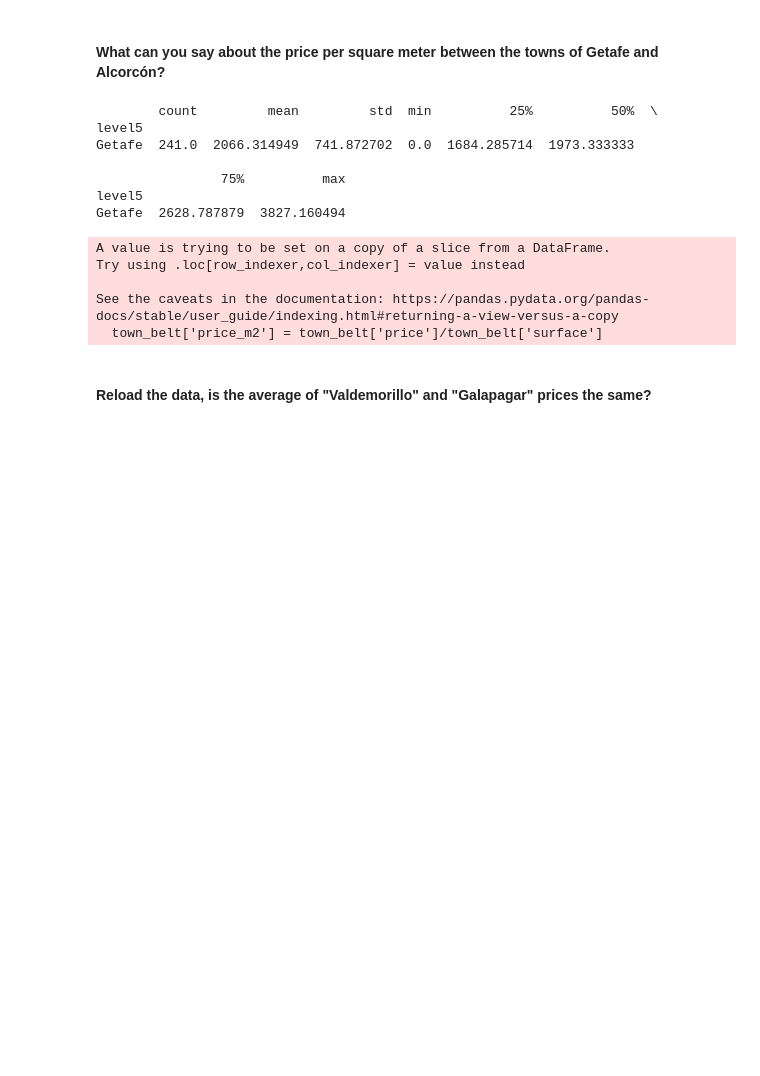
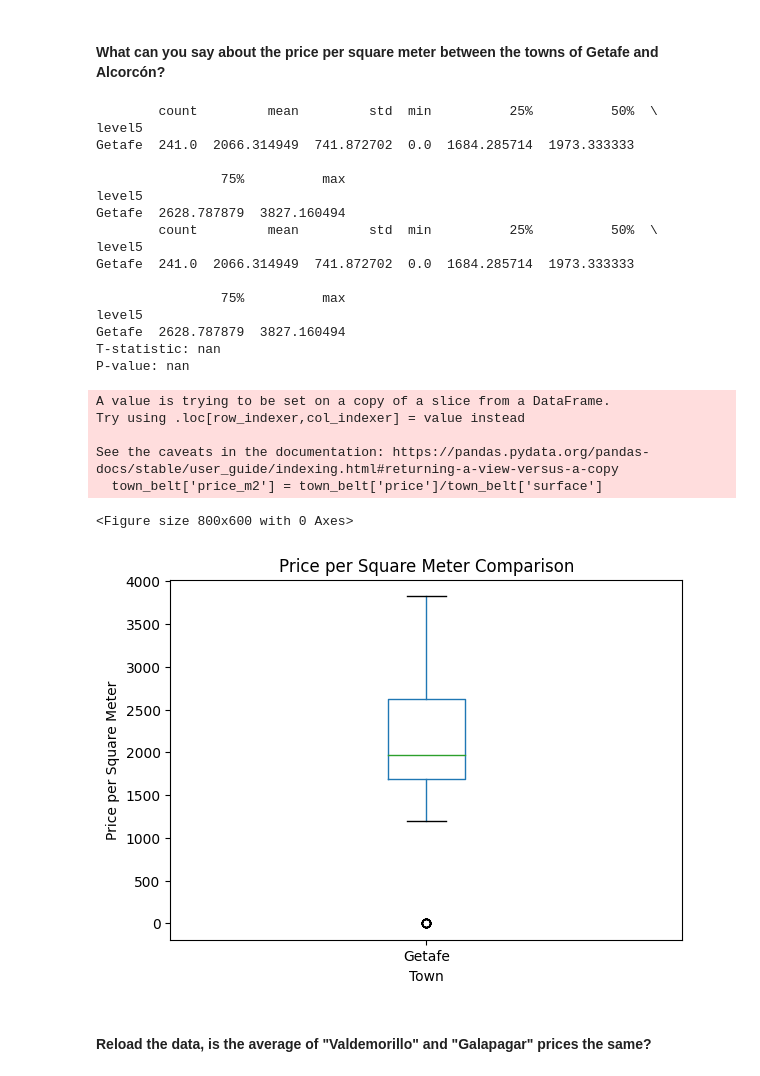
Before and after one commit to H0wl3r2001/realestate-datacleanup-exercise, a Jupyter notebook: project.ipynb, the cells around one changed output. Saved outputs shown, nothing was run; the diff lists cells and outputs as text; code cells hidden in the pictures; blank space fills up the shorter version.

```diff
--- a/project.ipynb
+++ b/project.ipynb
@@ -297,32 +297,56 @@ Map(center=[60, -2.2], controls=(ZoomControl(options=['position', 'zoom_in_text'
 # %%
 from scipy.stats import ttest_ind
 
 towns = ['Getafe', 'Alcoron']
 
 town_belt = ds[ds['level5'].isin(towns)]
 
 town_belt['price_m2'] = town_belt['price']/town_belt['surface']
 
 summary_stats = town_belt.groupby('level5')['price_m2'].describe()
 
 print(summary_stats)
 
 # T-test
 getafe_prices = town_belt[town_belt['level5'] == 'Getafe']['price_m2']
 alcorcon_prices = town_belt[town_belt['level5'] == 'Alcorcon']['price_m2']
 t_statistic, p_value = ttest_ind(getafe_prices, alcorcon_prices)
+
+print(summary_stats)
+print("T-statistic:", t_statistic)
+print("P-value:", p_value)
+
+# Visualization
+plt.figure(figsize=(8, 6))
+town_belt.boxplot(column='price_m2', by='level5', grid=False)
+plt.title("Price per Square Meter Comparison")
+plt.suptitle("")  # Remove the automatic title
+plt.xlabel("Town")
+plt.ylabel("Price per Square Meter")
+plt.show()
 # %% [output]
         count         mean         std  min          25%          50%  \
 level5
 Getafe  241.0  2066.314949  741.872702  0.0  1684.285714  1973.333333
 
                 75%          max
 level5
 Getafe  2628.787879  3827.160494
+        count         mean         std  min          25%          50%  \
+level5
+Getafe  241.0  2066.314949  741.872702  0.0  1684.285714  1973.333333
+
+                75%          max
+level5
+Getafe  2628.787879  3827.160494
+T-statistic: nan
+P-value: nan
 A value is trying to be set on a copy of a slice from a DataFrame.
 Try using .loc[row_indexer,col_indexer] = value instead
 
 See the caveats in the documentation: https://pandas.pydata.org/pandas-docs/stable/user_guide/indexing.html#returning-a-view-versus-a-copy
   town_belt['price_m2'] = town_belt['price']/town_belt['surface']
+<Figure size 800x600 with 0 Axes>
+[figure, added]
 # %% [markdown]
 #### Reload the data, is the average of "Valdemorillo" and "Galapagar" prices the same?
```
Also changed, not shown: parts of 5 cells of this notebook.
